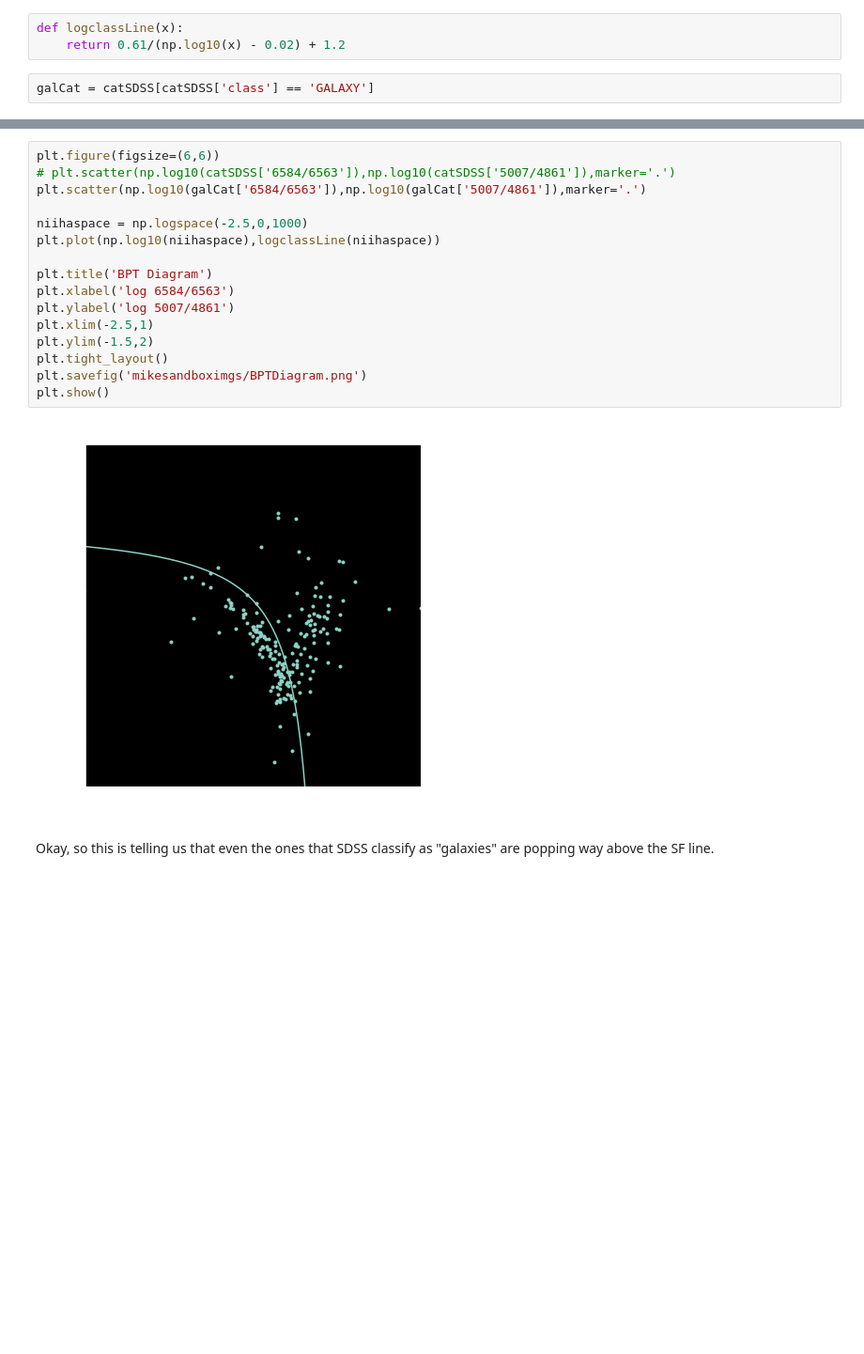
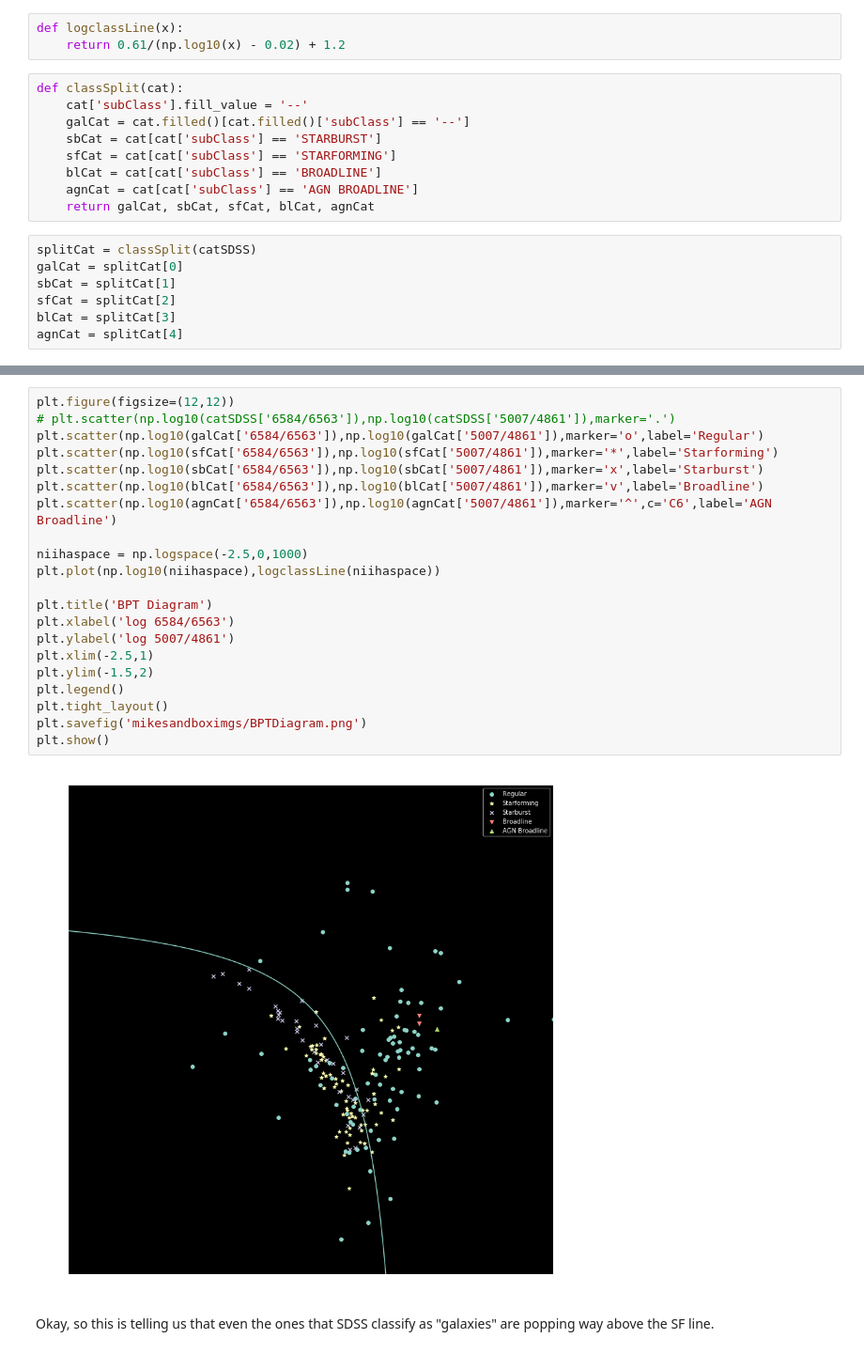
Before and after one commit to NicoAdams/Stripe82Clumps, a Jupyter notebook: mike_sandbox_clean.ipynb, the cells around one changed output, grey strips where cells are left out. Shown at 94% size. Saved outputs shown, nothing was run; the diff lists cells and outputs as text; blank space fills up the shorter version.

```diff
--- a/mike_sandbox_clean.ipynb
+++ b/mike_sandbox_clean.ipynb
@@ -263,5 +244,19 @@ catSDSS['5007/4861'] = catSDSS['OIII5007']/catSDSS['HBeta']
 # %%
 def logclassLine(x):
     return 0.61/(np.log10(x) - 0.02) + 1.2
-# %%
-galCat = catSDSS[catSDSS['class'] == 'GALAXY']
+# %%
+def classSplit(cat):
+    cat['subClass'].fill_value = '--'
+    galCat = cat.filled()[cat.filled()['subClass'] == '--']
+    sbCat = cat[cat['subClass'] == 'STARBURST']
+    sfCat = cat[cat['subClass'] == 'STARFORMING']
+    blCat = cat[cat['subClass'] == 'BROADLINE']
+    agnCat = cat[cat['subClass'] == 'AGN BROADLINE']
+    return galCat, sbCat, sfCat, blCat, agnCat
+# %%
+splitCat = classSplit(catSDSS)
+galCat = splitCat[0]
+sbCat = splitCat[1]
+sfCat = splitCat[2]
+blCat = splitCat[3]
+agnCat = splitCat[4]
@@ -268,21 +267,26 @@ galCat = catSDSS[catSDSS['class'] == 'GALAXY']
 # %%
-plt.figure(figsize=(6,6))
+plt.figure(figsize=(12,12))
 # plt.scatter(np.log10(catSDSS['6584/6563']),np.log10(catSDSS['5007/4861']),marker='.')
-plt.scatter(np.log10(galCat['6584/6563']),np.log10(galCat['5007/4861']),marker='.')
+plt.scatter(np.log10(galCat['6584/6563']),np.log10(galCat['5007/4861']),marker='o',label='Regular')
+plt.scatter(np.log10(sfCat['6584/6563']),np.log10(sfCat['5007/4861']),marker='*',label='Starforming')
+plt.scatter(np.log10(sbCat['6584/6563']),np.log10(sbCat['5007/4861']),marker='x',label='Starburst')
+plt.scatter(np.log10(blCat['6584/6563']),np.log10(blCat['5007/4861']),marker='v',label='Broadline')
+plt.scatter(np.log10(agnCat['6584/6563']),np.log10(agnCat['5007/4861']),marker='^',c='C6',label='AGN Broadline')
 
 niihaspace = np.logspace(-2.5,0,1000)
 plt.plot(np.log10(niihaspace),logclassLine(niihaspace))
 
 plt.title('BPT Diagram')
 plt.xlabel('log 6584/6563')
 plt.ylabel('log 5007/4861')
 plt.xlim(-2.5,1)
 plt.ylim(-1.5,2)
+plt.legend()
 plt.tight_layout()
 plt.savefig('mikesandboximgs/BPTDiagram.png')
 plt.show()
 # %% [output]
-[figure, old version]
+[figure, new version]
 # %% [markdown]
 Okay, so this is telling us that even the ones that SDSS classify as "galaxies" are popping way above the SF line.
 # %% [markdown]
```
Also changed, not shown: parts of 17 cells of this notebook, 4 other files.
